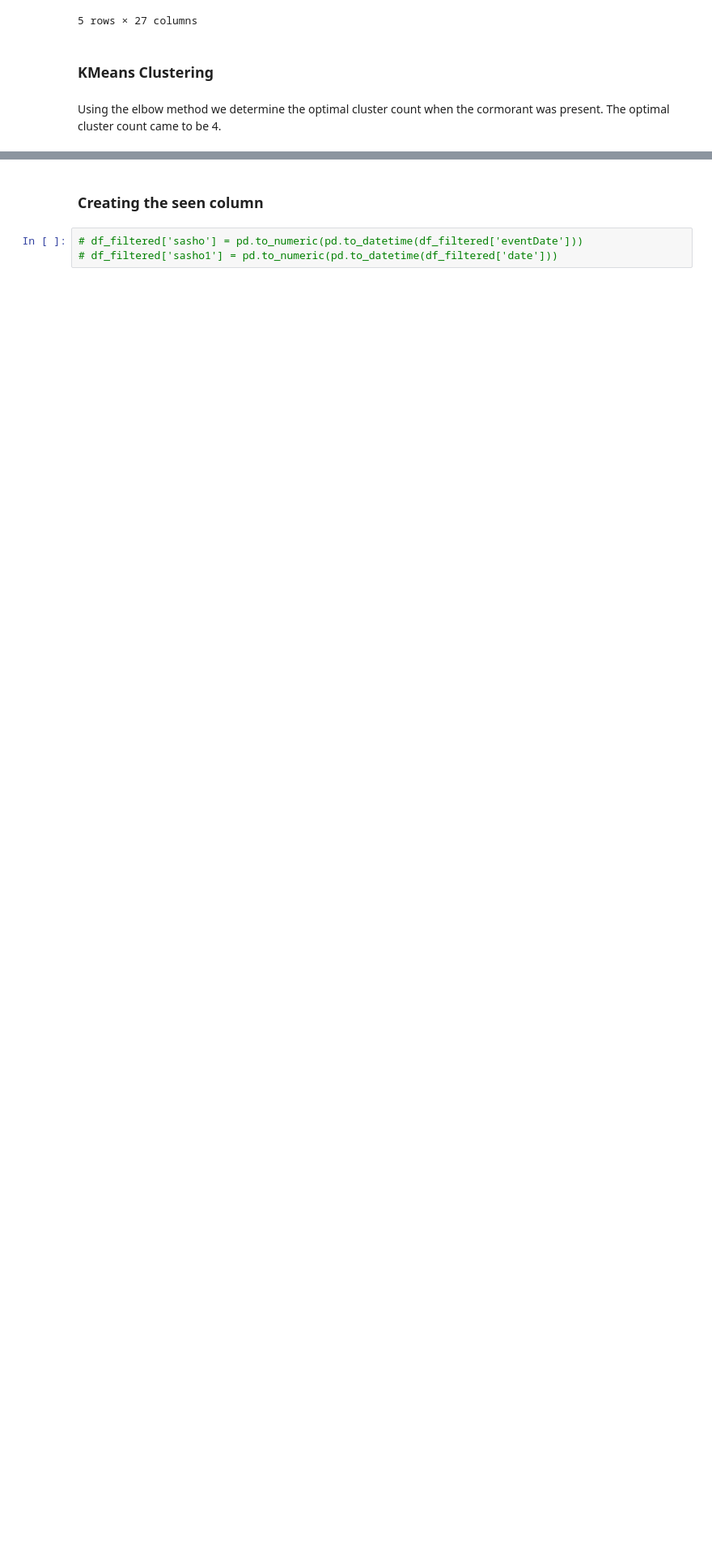
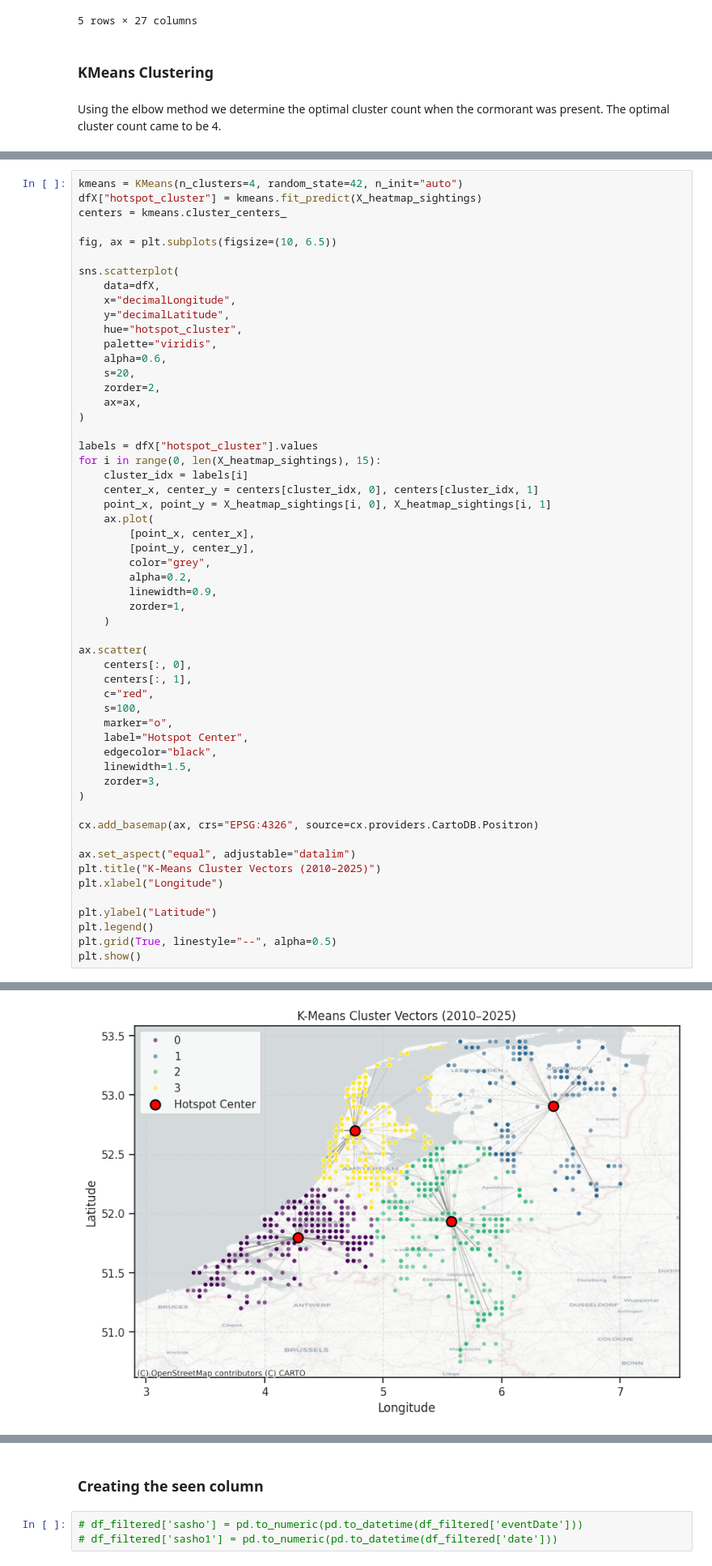
Before and after one commit to kebabzter/the-greatest-cormorant, a Jupyter notebook: notebook-final.ipynb, the cells around one changed output, grey strips where cells are left out. Shown at 81% size. Drawn from its saved outputs; the diff is of its cells as text; blank space fills up the shorter version.

```diff
--- a/notebook-final.ipynb
+++ b/notebook-final.ipynb
@@ -840,0 +803,56 @@ Ignoring fixed x limits to fulfill fixed data aspect with adjustable data limits
+# %%
+kmeans = KMeans(n_clusters=4, random_state=42, n_init="auto")
+dfX["hotspot_cluster"] = kmeans.fit_predict(X_heatmap_sightings)
+centers = kmeans.cluster_centers_
+
+fig, ax = plt.subplots(figsize=(10, 6.5))
+
+sns.scatterplot(
+    data=dfX,
+    x="decimalLongitude",
+    y="decimalLatitude",
+    hue="hotspot_cluster",
+    palette="viridis",
+    alpha=0.6,
+    s=20,
+    zorder=2,
+    ax=ax,
+)
+
+labels = dfX["hotspot_cluster"].values
+for i in range(0, len(X_heatmap_sightings), 15):
+    cluster_idx = labels[i]
+    center_x, center_y = centers[cluster_idx, 0], centers[cluster_idx, 1]
+    point_x, point_y = X_heatmap_sightings[i, 0], X_heatmap_sightings[i, 1]
+    ax.plot(
+        [point_x, center_x],
+        [point_y, center_y],
+        color="grey",
+        alpha=0.2,
+        linewidth=0.9,
+        zorder=1,
+    )
+
+ax.scatter(
+    centers[:, 0],
+    centers[:, 1],
+    c="red",
+    s=100,
+    marker="o",
+    label="Hotspot Center",
+    edgecolor="black",
+    linewidth=1.5,
+    zorder=3,
+)
+
+cx.add_basemap(ax, crs="EPSG:4326", source=cx.providers.CartoDB.Positron)
+
+ax.set_aspect("equal", adjustable="datalim")
+plt.title("K-Means Cluster Vectors (2010–2025)")
+plt.xlabel("Longitude")
+
+plt.ylabel("Latitude")
+plt.legend()
+plt.grid(True, linestyle="--", alpha=0.5)
+plt.show()
+# %% [output]
@@ -840,0 +860 @@ Ignoring fixed x limits to fulfill fixed data aspect with adjustable data limits
+[figure, added]
```
Also changed, not shown: parts of 13 cells of this notebook, 33 other files.
